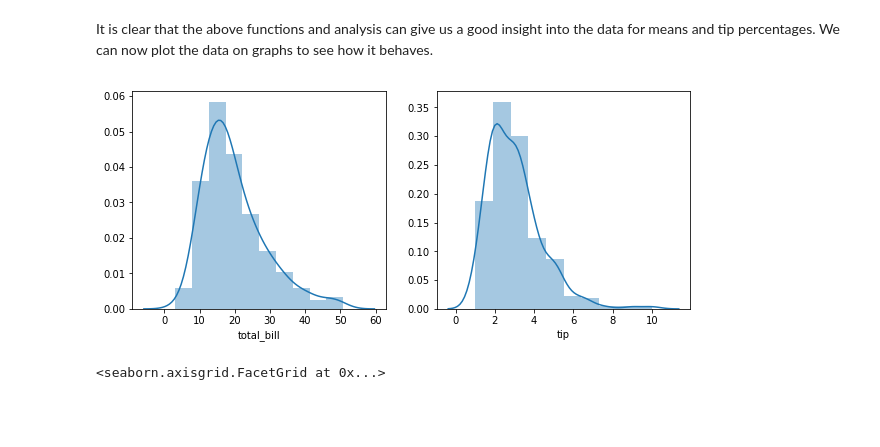
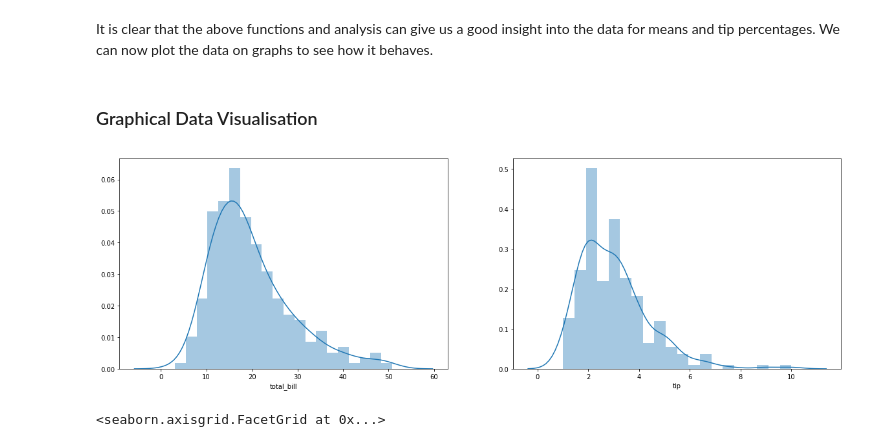
Before and after one commit to EoghanDelaney/FoDA_Assessment_2019, a Jupyter notebook: Assessment.ipynb, the cells around one changed output. Drawn from its saved outputs; the diff is of its cells as text; code cells hidden in the pictures; blank space fills up the shorter version.

```diff
--- a/Assessment.ipynb
+++ b/Assessment.ipynb
@@ -186,15 +186,17 @@ Thur Dinner No       18.780000  3.000000          13.770000
             Yes      19.190588  3.030000          13.987059
 # %% [markdown]
 It is clear that the above functions and analysis can give us a good insight into the data for means and tip percentages. We can now plot the data on graphs to see how it behaves.
+# %% [markdown]
+### Graphical Data Visualisation
 # %%
 # Firstly we can look at the displot of the
 # https://stackoverflow.com/questions/48591594/jupyter-how-to-plot-2-dfs-next-to-each-other
 # I have adapted the link to plot two graphs side by side
-fig, (graph1,graph2) = plt.subplots(1,2, figsize=(10,4))
-sns.distplot(df['total_bill'], bins=10, ax=graph1);
-sns.distplot(df['tip'], bins=10, ax=graph2);
+fig, (graph1,graph2) = plt.subplots(1,2, figsize=(20,6))
+sns.distplot(df['total_bill'], bins=20, ax=graph1);
+sns.distplot(df['tip'], bins=20, ax=graph2);
 # %% [output]
-[figure, old version]
+[figure, new version]
 # %%
 sns.relplot(x='total_spent', y='tip', data=df)
 # sns.relplot(x='total_spent', y='tip', hue="smoker", data=df)
```
Also changed, not shown: parts of 3 cells of this notebook.
